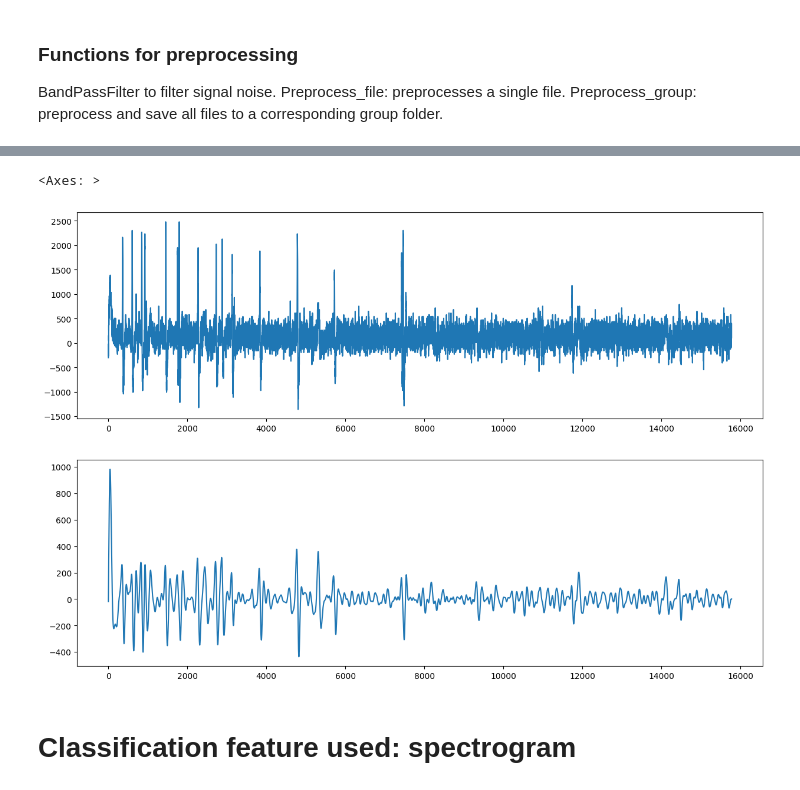
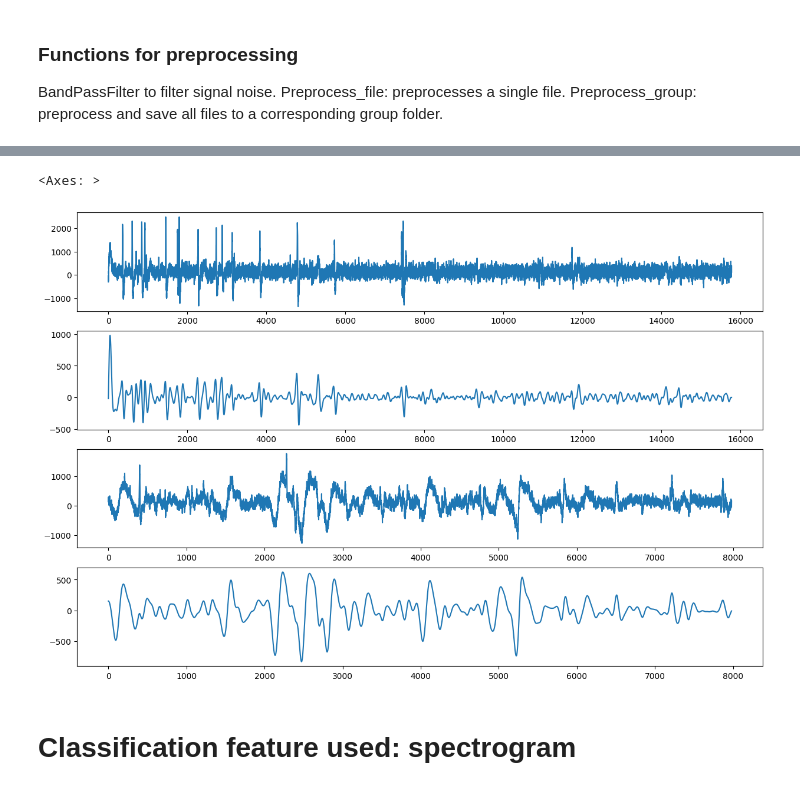
Before and after one commit to Bishara10/EEG-Classification, a Jupyter notebook: EEG_Classification.ipynb, the cells around one changed output, grey strips where cells are left out. Drawn from its saved outputs; the diff is of its cells as text; code cells hidden in the pictures.

```diff
--- a/EEG_Classification.ipynb
+++ b/EEG_Classification.ipynb
@@ -92,16 +97,21 @@ KeyboardInterrupt:
 # %%
 # Just a checkup on a random file and its processed counterpart
 df = pd.read_csv(pathADHD + file_names_adhd_dataset[0])
 df2 = pd.read_csv(outputPath + '/ADHD/' + file_names_adhd_dataset[0])
 
-fig, axes = plt.subplots(nrows=2, ncols=1, figsize=(15, 10))  # Adjust the figure size as necessary
+dfControl = pd.read_csv(pathControl + file_names_control_dataset[0])
+dfControl2 = pd.read_csv(outputPath + '/Control/' + file_names_control_dataset[0])
+
+fig, axes = plt.subplots(nrows=4, ncols=1, figsize=(15, 10))  # Adjust the figure size as necessary
 axes = axes.flatten()  # Flatten the 2D array of axes to simplify the iteration
 
 df['0'].plot(ax = axes[0])
 df2['0'].plot(ax = axes[1])
+dfControl['0'].plot(ax = axes[2])
+dfControl2['0'].plot(ax = axes[3])
 # %% [output]
 <Axes: >
-[figure, old version]
+[figure, new version]
 # %% [markdown]
 # Classification feature used: spectrogram
 # %%
```
Also changed, not shown: parts of 4 cells of this notebook.
